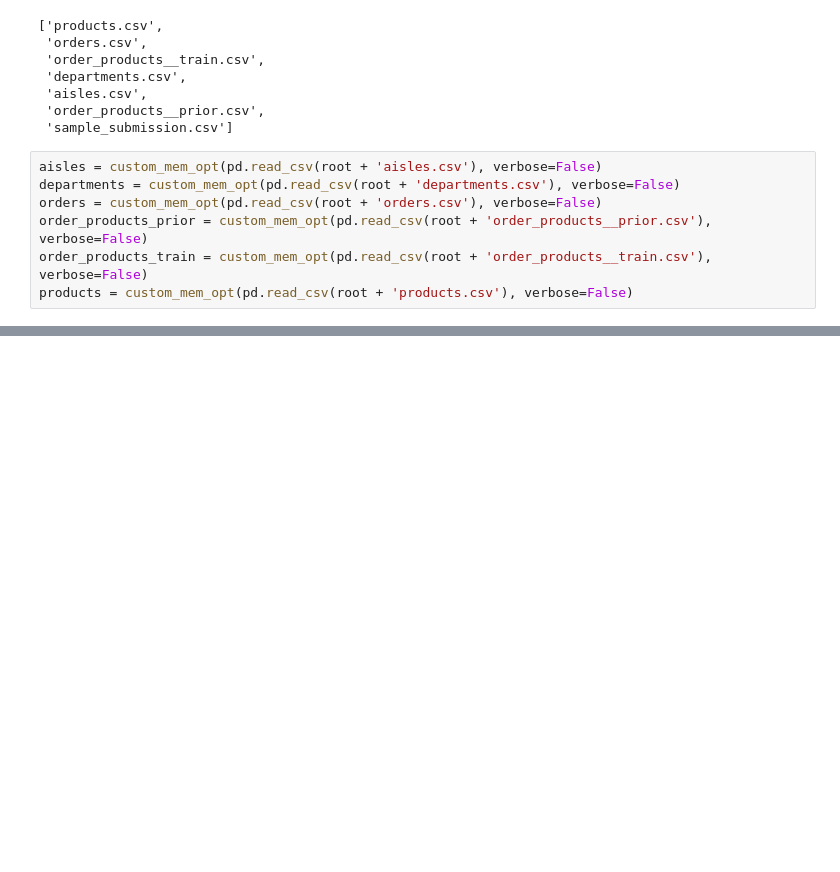
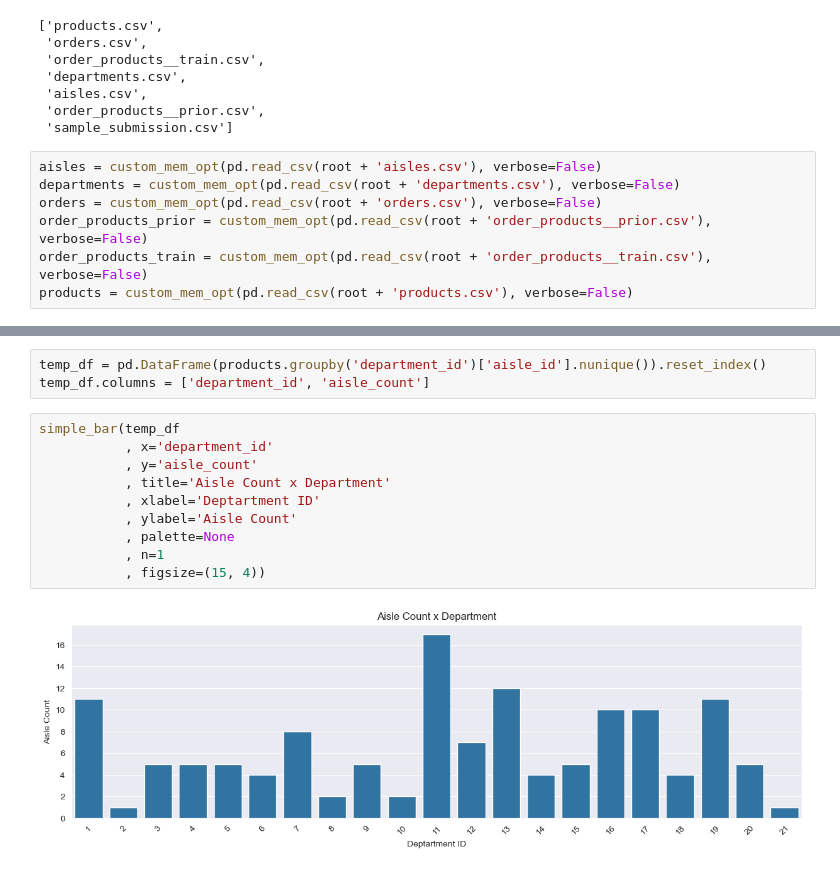
Before and after one commit to japoeder/Basket-Analysis, a Jupyter notebook: 2) SDA.ipynb, the cells around one changed output, grey strips where cells are left out. Saved outputs shown, nothing was run; the diff lists cells and outputs as text; blank space fills up the shorter version.

```diff
--- a/2) SDA.ipynb
+++ b/2) SDA.ipynb
@@ -47,0 +109,15 @@ products = custom_mem_opt(pd.read_csv(root + 'products.csv'), verbose=False)
+# %%
+temp_df = pd.DataFrame(products.groupby('department_id')['aisle_id'].nunique()).reset_index()
+temp_df.columns = ['department_id', 'aisle_count']
+# %%
+simple_bar(temp_df
+           , x='department_id'
+           , y='aisle_count'
+           , title='Aisle Count x Department'
+           , xlabel='Deptartment ID'
+           , ylabel='Aisle Count'
+           , palette=None
+           , n=1
+           , figsize=(15, 4))
+# %% [output]
+[figure, added]
```
Also changed, not shown: parts of 9 cells of this notebook.
